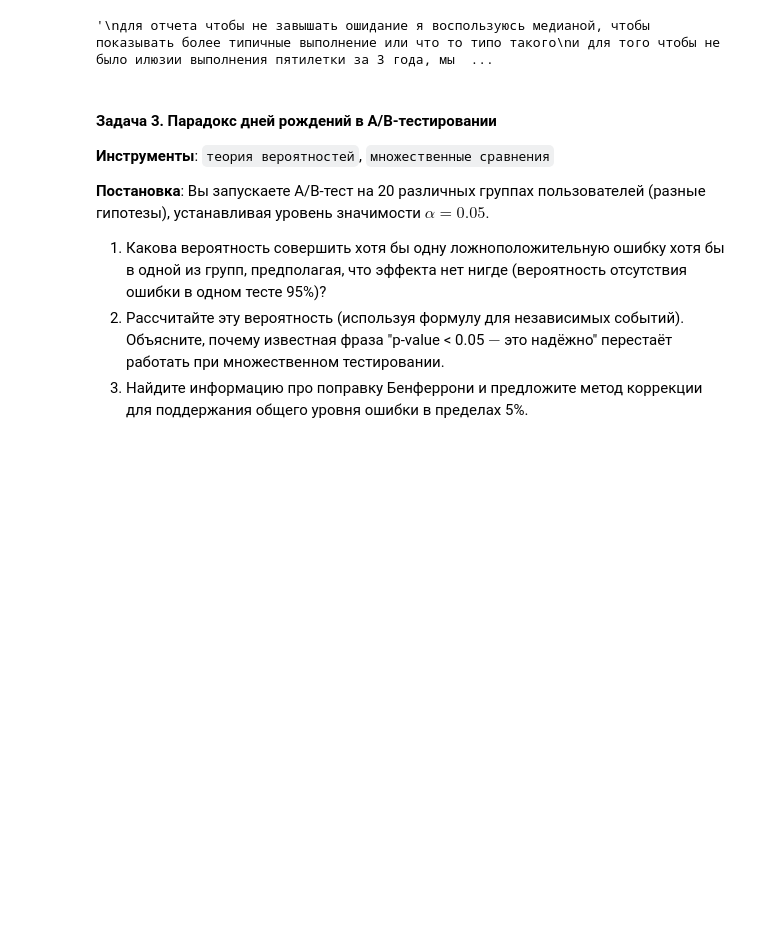
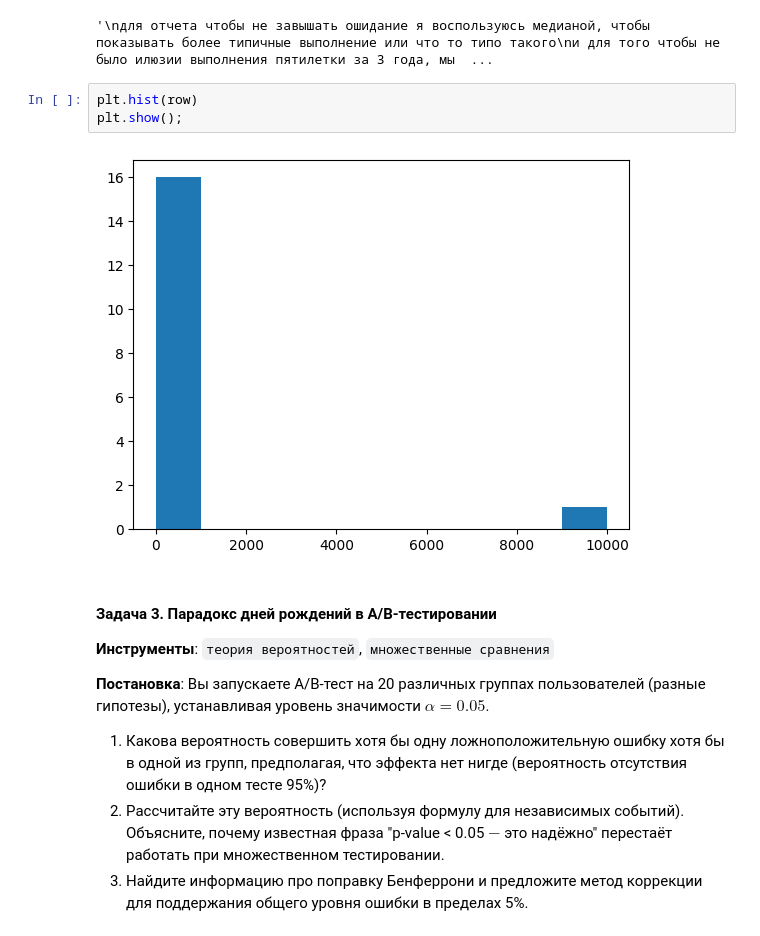
Before and after one commit to Alleegg/work_agat, a Jupyter notebook: 4/task_6.ipynb, the cells around one changed output. Drawn from its saved outputs; the diff is of its cells as text; blank space fills up the shorter version.

```diff
--- a/4/task_6.ipynb
+++ b/4/task_6.ipynb
@@ -175,6 +179,11 @@ df
 """
 # %% [output]
 '\nдля отчета чтобы не завышать ошидание я воспользуюсь медианой, чтобы показывать более типичные выполнение или что то типо такого\nи для того чтобы не было илюзии выполнения пятилетки за 3 года, мы  ...
+# %%
+plt.hist(row)
+plt.show();
+# %% [output]
+[figure, added]
 # %% [markdown]
 #### Задача 3. Парадокс дней рождений в A/B-тестировании
 **Инструменты**: `теория вероятностей`, `множественные сравнения`
```
Also changed, not shown: parts of 19 cells of this notebook.
